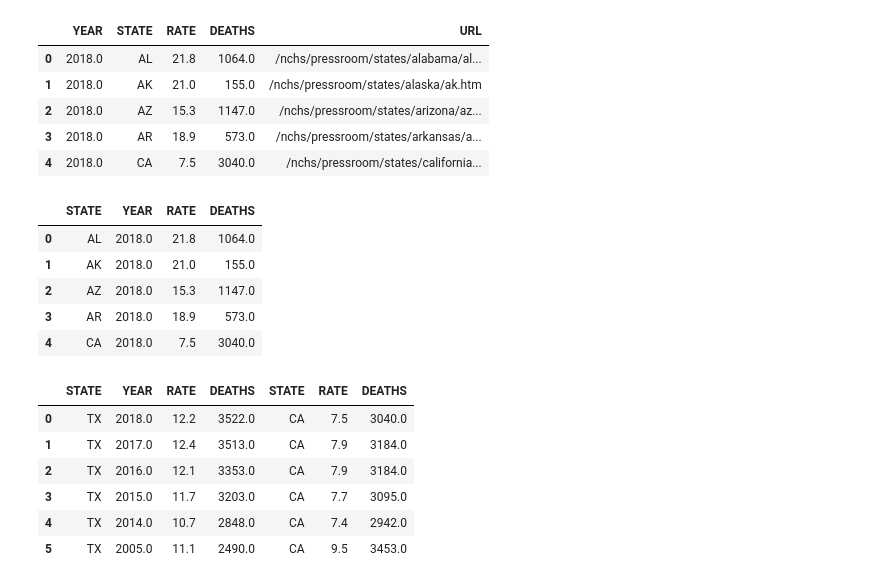
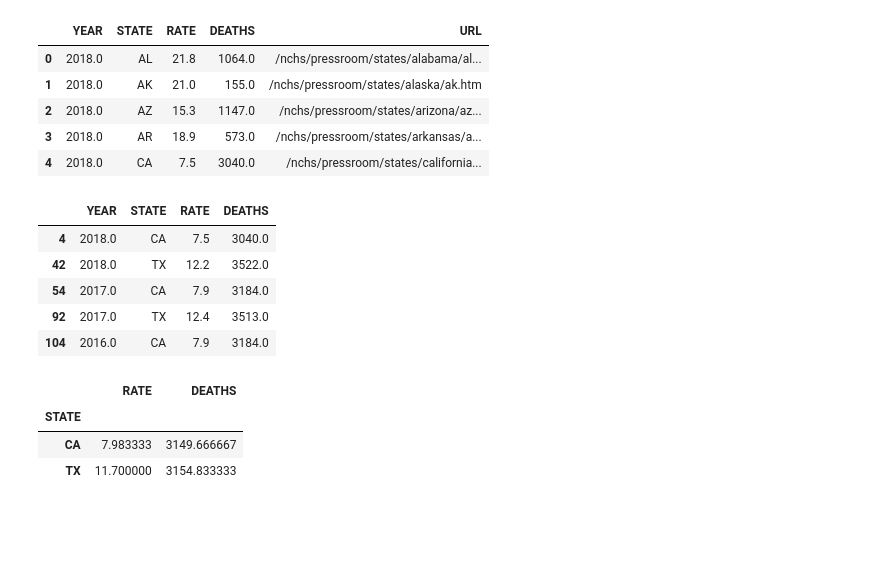
Before and after one commit to gotar1/Gun-Laws-Analysis, a Jupyter notebook: guns_data.ipynb, the cells around one changed output. Drawn from its saved outputs; the diff is of its cells as text; code cells hidden in the pictures; blank space fills up the shorter version.

Commit message:
TX vs CA guns related death rate data

```diff
--- a/guns_data.ipynb
+++ b/guns_data.ipynb
@@ -16,32 +19,23 @@ guns_death_rate.head()
 | 2 | 2018.0 | AZ | 15.3 | 1147.0 | /nchs/pressroom/states/arizona/az... |
 | 3 | 2018.0 | AR | 18.9 | 573.0 | /nchs/pressroom/states/arkansas/a... |
 | 4 | 2018.0 | CA | 7.5 | 3040.0 | /nchs/pressroom/states/california... |
+# %%
+columns = ['YEAR', 'STATE', 'RATE', 'DEATHS']
+tx_vs_ca_df = guns_death_rate.loc[(guns_death_rate['STATE'] == 'TX')|(guns_death_rate['STATE'] == 'CA'), columns]
+tx_vs_ca_df.head()
+# %% [output]
+|  | YEAR | STATE | RATE | DEATHS |
+| 4 | 2018.0 | CA | 7.5 | 3040.0 |
+| 42 | 2018.0 | TX | 12.2 | 3522.0 |
+| 54 | 2017.0 | CA | 7.9 | 3184.0 |
+| 92 | 2017.0 | TX | 12.4 | 3513.0 |
+| 104 | 2016.0 | CA | 7.9 | 3184.0 |
 # %%
-state_df = guns_death_rate.loc[:, ['STATE', 'YEAR', 'RATE', 'DEATHS']]
-# state_df = state_df.groupby('YEAR')
-state_df.head()
+tx_vs_ca = tx_vs_ca_df.loc[:, ['STATE', 'RATE', 'DEATHS']]
+tx_vs_ca = tx_vs_ca.groupby('STATE').mean()
+tx_vs_ca.head()
 # %% [output]
-|  | STATE | YEAR | RATE | DEATHS |
-| 0 | AL | 2018.0 | 21.8 | 1064.0 |
-| 1 | AK | 2018.0 | 21.0 | 155.0 |
-| 2 | AZ | 2018.0 | 15.3 | 1147.0 |
-| 3 | AR | 2018.0 | 18.9 | 573.0 |
-| 4 | CA | 2018.0 | 7.5 | 3040.0 |
+|  | RATE | DEATHS |
+| STATE |  |  |
+| CA | 7.983333 | 3149.666667 |
+| TX | 11.700000 | 3154.833333 |
-# %%
-columns = ['STATE', 'YEAR', 'RATE', 'DEATHS']
-tx_df = state_df.loc[state_df['STATE'] == 'TX', columns]
-ca_df = state_df.loc[state_df['STATE'] == 'CA', columns]
-tx_vs_ca_df = pd.merge(tx_df, ca_df, how = "left", on = ["YEAR"])
-tx_vs_ca_df = tx_vs_ca_df.rename(columns = {"STATE_x": "STATE", "STATE_y": "STATE", "RATE_x": "RATE", "RATE_y": "RATE", "DEATHS_x": "DEATHS", "DEATHS_y": "DEATHS"})
-tx_vs_ca_df = tx_vs_ca_df.rename(index = {"STATE": "STATE"})
-# xx = tx_vs_ca_df.groupby(['STATE', 'STATE'])
-tx_vs_ca_df
-# xx
-# %% [output]
-|  | STATE | YEAR | RATE | DEATHS | STATE | RATE | DEATHS |
-| 0 | TX | 2018.0 | 12.2 | 3522.0 | CA | 7.5 | 3040.0 |
-| 1 | TX | 2017.0 | 12.4 | 3513.0 | CA | 7.9 | 3184.0 |
-| 2 | TX | 2016.0 | 12.1 | 3353.0 | CA | 7.9 | 3184.0 |
-| 3 | TX | 2015.0 | 11.7 | 3203.0 | CA | 7.7 | 3095.0 |
-| 4 | TX | 2014.0 | 10.7 | 2848.0 | CA | 7.4 | 2942.0 |
-| 5 | TX | 2005.0 | 11.1 | 2490.0 | CA | 9.5 | 3453.0 |
```
Also changed, not shown: parts of 4 cells of this notebook.
